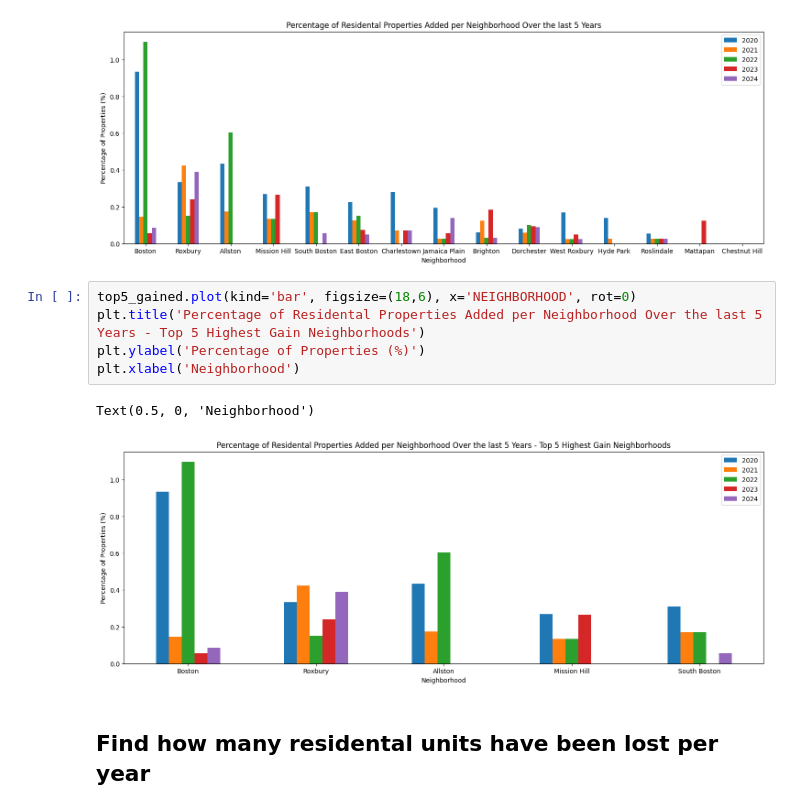
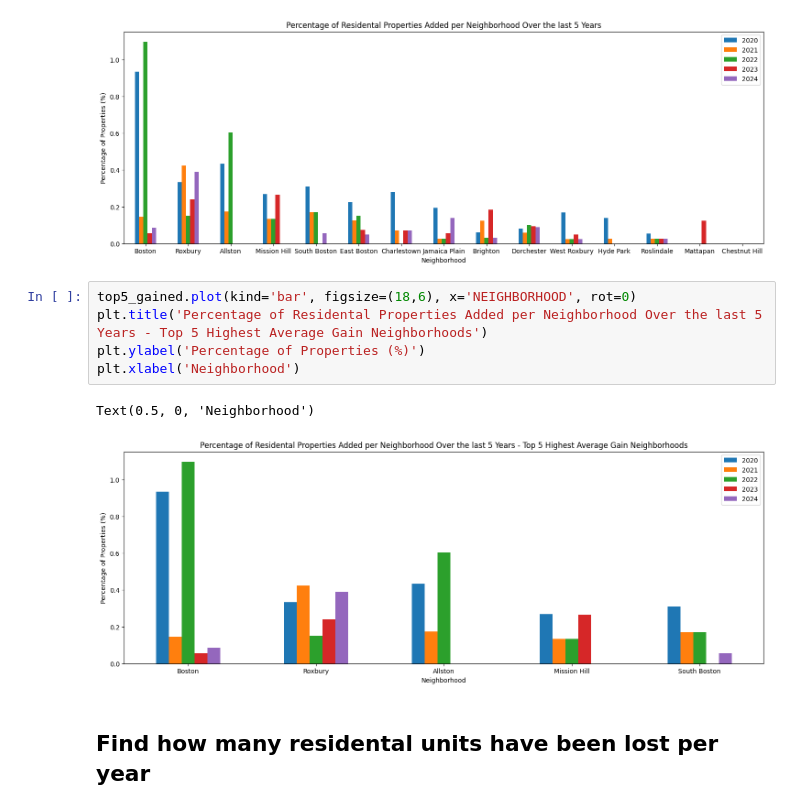
Before and after one commit to BU-Spark/ds-boston-remodeling, a Jupyter notebook: sp24-team-c/Final Insights/property-loss-by-neighborhood.ipynb, the cells around one changed output. Cells and saved outputs as stored; diff of their text form.

Commit message:
changed plot titles

```diff
--- a/sp24-team-c/Final Insights/property-loss-by-neighborhood.ipynb
+++ b/sp24-team-c/Final Insights/property-loss-by-neighborhood.ipynb
@@ -297,12 +289,12 @@ Text(0.5, 0, 'Neighborhood')
 [figure]
 # %%
 top5_gained.plot(kind='bar', figsize=(18,6), x='NEIGHBORHOOD', rot=0)
-plt.title('Percentage of Residental Properties Added per Neighborhood Over the last 5 Years - Top 5 Highest Gain Neighborhoods')
+plt.title('Percentage of Residental Properties Added per Neighborhood Over the last 5 Years - Top 5 Highest Average Gain Neighborhoods')
 plt.ylabel('Percentage of Properties (%)')
 plt.xlabel('Neighborhood')
 # %% [output]
 Text(0.5, 0, 'Neighborhood')
-[figure, old version]
+[figure, new version]
 # %% [markdown]
 ## Find how many residental units have been lost per year
 # %%
```
Also changed, not shown: parts of 4 cells of this notebook.
